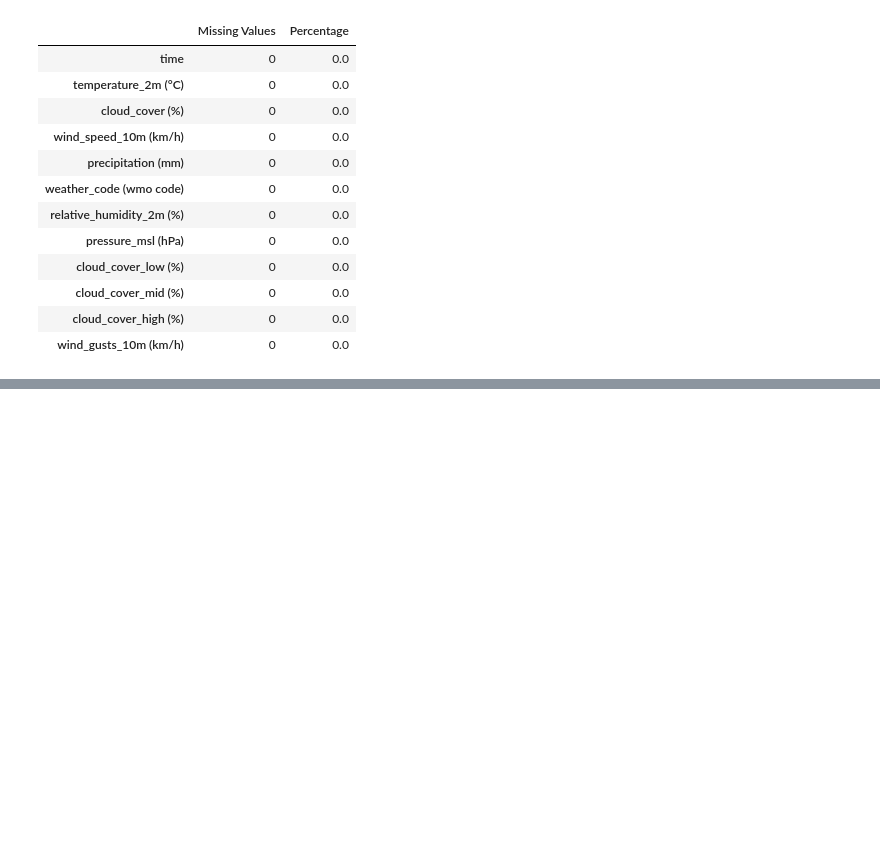
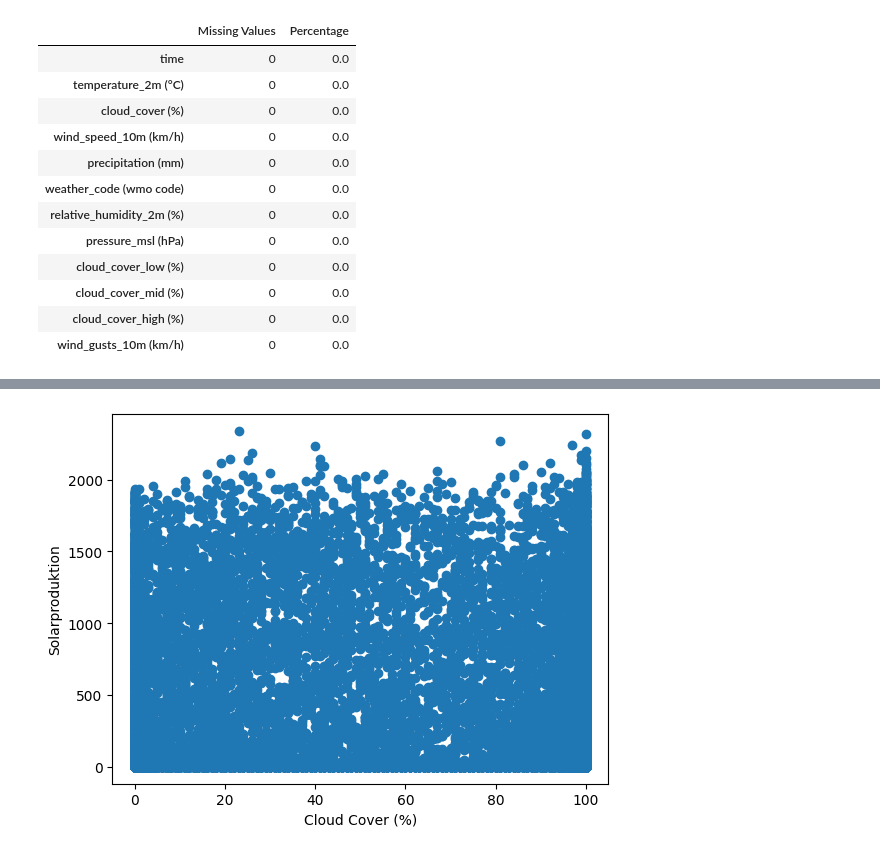
Before and after one commit to Anni075/KI-Project, a Jupyter notebook: missing_value_analysis.ipynb, the cells around one changed output, grey strips where cells are left out. Saved outputs shown, nothing was run; the diff lists cells and outputs as text; code cells hidden in the pictures; blank space fills up the shorter version.

```diff
--- a/missing_value_analysis.ipynb
+++ b/missing_value_analysis.ipynb
@@ -171,0 +226,8 @@ missing_report(weather_15min)
+# %%
+
+plt.scatter(df["cloud_cover (%)"], df["Solarproduktion"])
+plt.xlabel("Cloud Cover (%)")
+plt.ylabel("Solarproduktion")
+plt.show()
+# %% [output]
+[figure, added]
```
Also changed, not shown: parts of 7 cells of this notebook, 1 other file.
